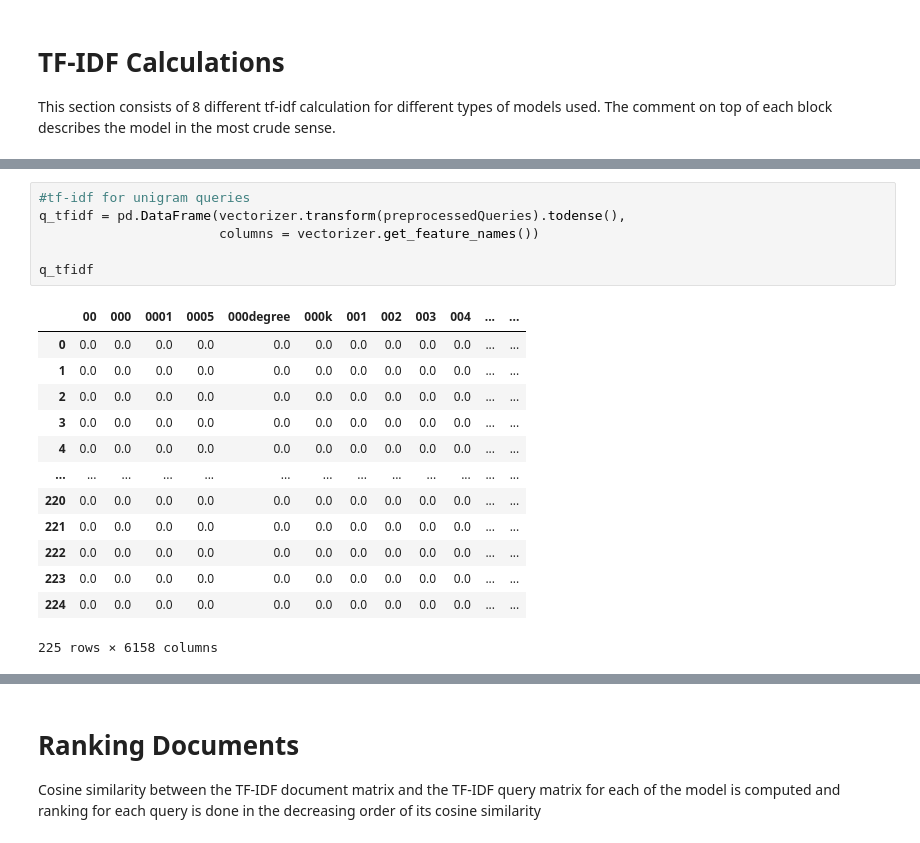
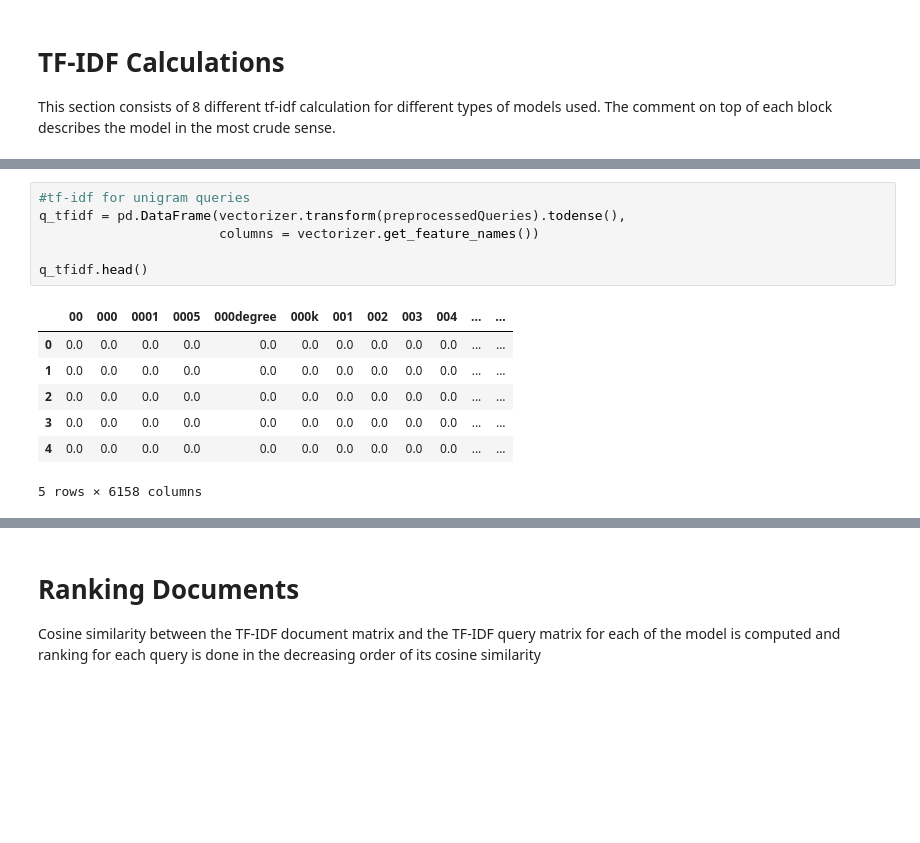
Before and after one commit to Abhimanyu210100/CS6310-NLP, a Jupyter notebook: jupyter/Project.ipynb, the cells around one changed output, grey strips where cells are left out. Drawn from its saved outputs; the diff is of its cells as text; blank space fills up the shorter version.

```diff
--- a/jupyter/Project.ipynb
+++ b/jupyter/Project.ipynb
@@ -401,23 +341,17 @@ df
 # %%
 #tf-idf for unigram queries
 q_tfidf = pd.DataFrame(vectorizer.transform(preprocessedQueries).todense(),
                        columns = vectorizer.get_feature_names())
 
-q_tfidf
+q_tfidf.head()
 # %% [output]
 |  | 00 | 000 | 0001 | 0005 | 000degree | 000k | 001 | 002 | 003 | 004 | ... | ... |
 | 0 | 0.0 | 0.0 | 0.0 | 0.0 | 0.0 | 0.0 | 0.0 | 0.0 | 0.0 | 0.0 | ... | ... |
 | 1 | 0.0 | 0.0 | 0.0 | 0.0 | 0.0 | 0.0 | 0.0 | 0.0 | 0.0 | 0.0 | ... | ... |
 | 2 | 0.0 | 0.0 | 0.0 | 0.0 | 0.0 | 0.0 | 0.0 | 0.0 | 0.0 | 0.0 | ... | ... |
 | 3 | 0.0 | 0.0 | 0.0 | 0.0 | 0.0 | 0.0 | 0.0 | 0.0 | 0.0 | 0.0 | ... | ... |
 | 4 | 0.0 | 0.0 | 0.0 | 0.0 | 0.0 | 0.0 | 0.0 | 0.0 | 0.0 | 0.0 | ... | ... |
-| ... | ... | ... | ... | ... | ... | ... | ... | ... | ... | ... | ... | ... |
-| 220 | 0.0 | 0.0 | 0.0 | 0.0 | 0.0 | 0.0 | 0.0 | 0.0 | 0.0 | 0.0 | ... | ... |
-| 221 | 0.0 | 0.0 | 0.0 | 0.0 | 0.0 | 0.0 | 0.0 | 0.0 | 0.0 | 0.0 | ... | ... |
-| 222 | 0.0 | 0.0 | 0.0 | 0.0 | 0.0 | 0.0 | 0.0 | 0.0 | 0.0 | 0.0 | ... | ... |
-| 223 | 0.0 | 0.0 | 0.0 | 0.0 | 0.0 | 0.0 | 0.0 | 0.0 | 0.0 | 0.0 | ... | ... |
-| 224 | 0.0 | 0.0 | 0.0 | 0.0 | 0.0 | 0.0 | 0.0 | 0.0 | 0.0 | 0.0 | ... | ... |
-225 rows × 6158 columns
+5 rows × 6158 columns
 # %%
 #TF-IDF of unigram+bigrams documents
 vectorizer_bigram = TfidfVectorizer(use_idf=True)
```
Also changed, not shown: parts of 25 cells of this notebook.
